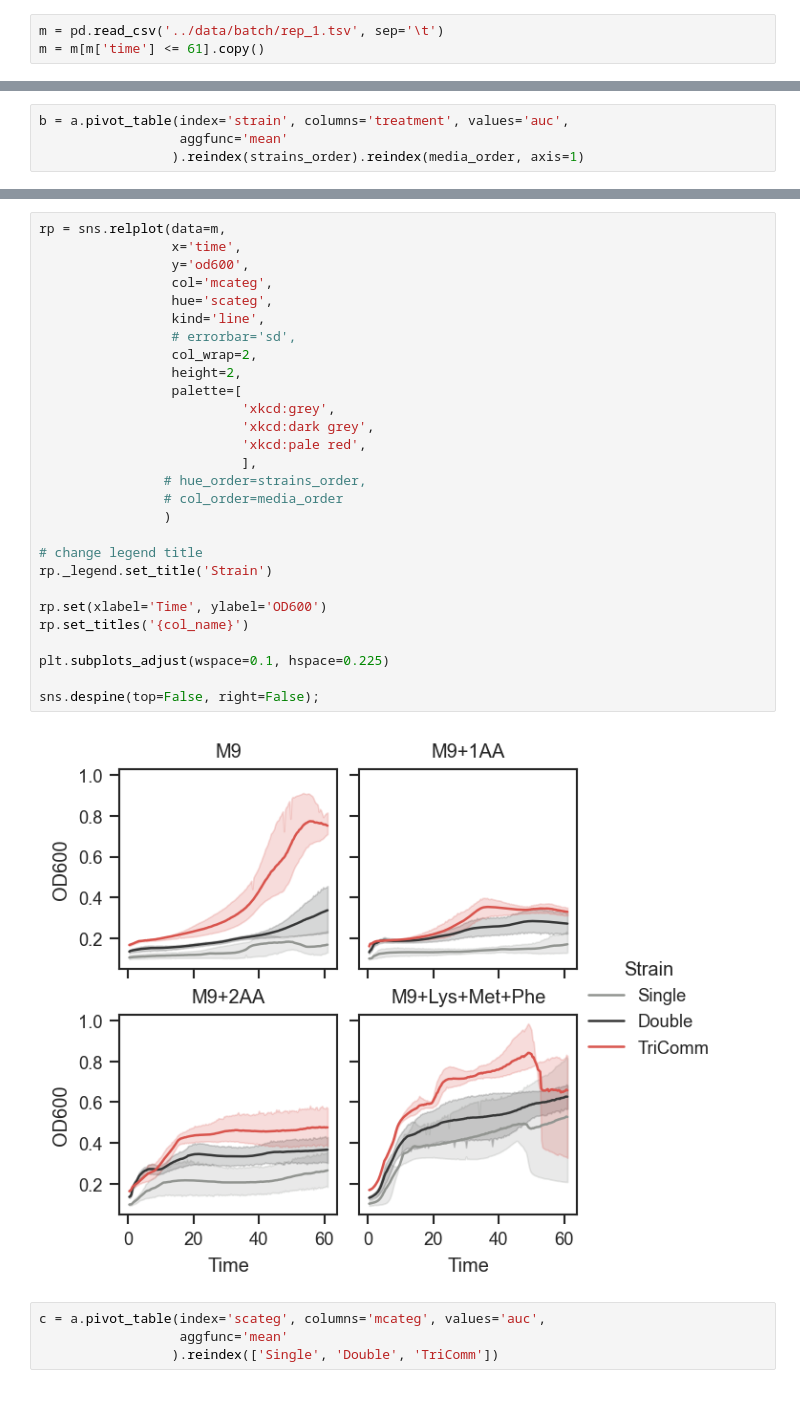
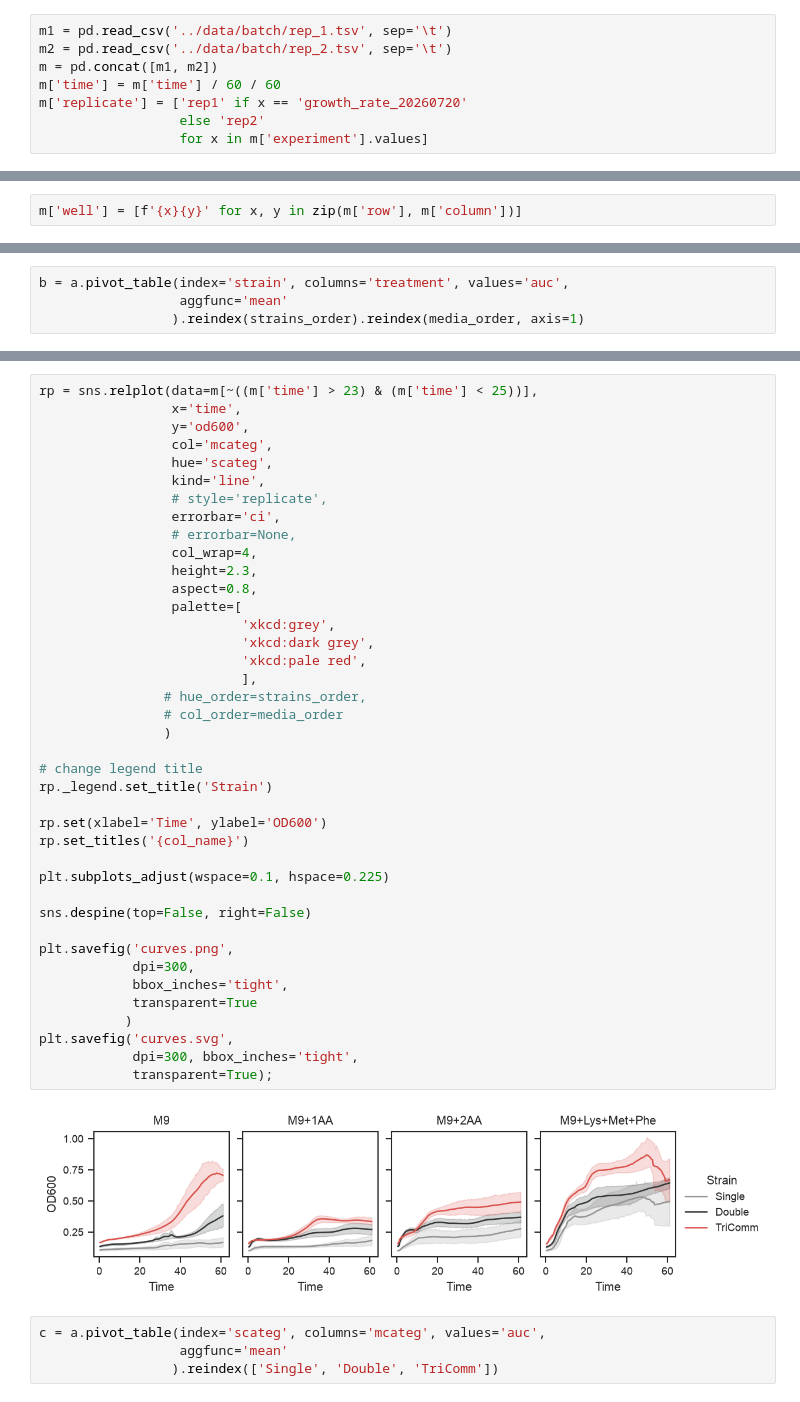
Before and after one commit to microbial-pangenomes-lab/2026_tricomm, a Jupyter notebook: notebooks/growth_curves.ipynb, the cells around one changed output, grey strips where cells are left out. Cells and saved outputs as stored; diff of their text form.

```diff
--- a/notebooks/growth_curves.ipynb
+++ b/notebooks/growth_curves.ipynb
@@ -39,8 +56,13 @@ dm = {'M9': 'M9',
       'M9+Met+Phe': 'M9+2AA',
       'M9+Lys+Met+Phe': 'M9+Lys+Met+Phe'}
 # %%
-m = pd.read_csv('../data/batch/rep_1.tsv', sep='\t')
-m = m[m['time'] <= 61].copy()
+m1 = pd.read_csv('../data/batch/rep_1.tsv', sep='\t')
+m2 = pd.read_csv('../data/batch/rep_2.tsv', sep='\t')
+m = pd.concat([m1, m2])
+m['time'] = m['time'] / 60 / 60
+m['replicate'] = ['rep1' if x == 'growth_rate_20260720'
+                  else 'rep2'
+                  for x in m['experiment'].values]
 # %%
 m['scateg'] = [ds[x] for x in m['strain'].values]
 m['mcateg'] = [dm[x] for x in m['treatment'].values]
@@ -128,0 +113,2 @@ sns.despine(top=False, right=False);
+# %%
+m['well'] = [f'{x}{y}' for x, y in zip(m['row'], m['column'])]
@@ -147,33 +196,45 @@ plt.ylabel('Media');
 # %%
-rp = sns.relplot(data=m,
+rp = sns.relplot(data=m[~((m['time'] > 23) & (m['time'] < 25))],
                  x='time',
                  y='od600',
                  col='mcateg',
                  hue='scateg',
                  kind='line',
-                 # errorbar='sd',
-                 col_wrap=2,
-                 height=2,
+                 # style='replicate',
+                 errorbar='ci',
+                 # errorbar=None,
+                 col_wrap=4,
+                 height=2.3,
+                 aspect=0.8,
                  palette=[
                           'xkcd:grey',
                           'xkcd:dark grey',
                           'xkcd:pale red',
                           ],
                 # hue_order=strains_order,
                 # col_order=media_order
                 )
 
 # change legend title
 rp._legend.set_title('Strain')
 
 rp.set(xlabel='Time', ylabel='OD600')
 rp.set_titles('{col_name}')
 
 plt.subplots_adjust(wspace=0.1, hspace=0.225)
 
-sns.despine(top=False, right=False);
+sns.despine(top=False, right=False)
+
+plt.savefig('curves.png',
+            dpi=300,
+            bbox_inches='tight',
+            transparent=True
+           )
+plt.savefig('curves.svg',
+            dpi=300, bbox_inches='tight',
+            transparent=True);
 # %% [output]
-[figure, old version]
+[figure, new version]
 # %%
 c = a.pivot_table(index='scateg', columns='mcateg', values='auc',
                   aggfunc='mean'
```
Also changed, not shown: parts of 17 cells of this notebook, 5 other files.
